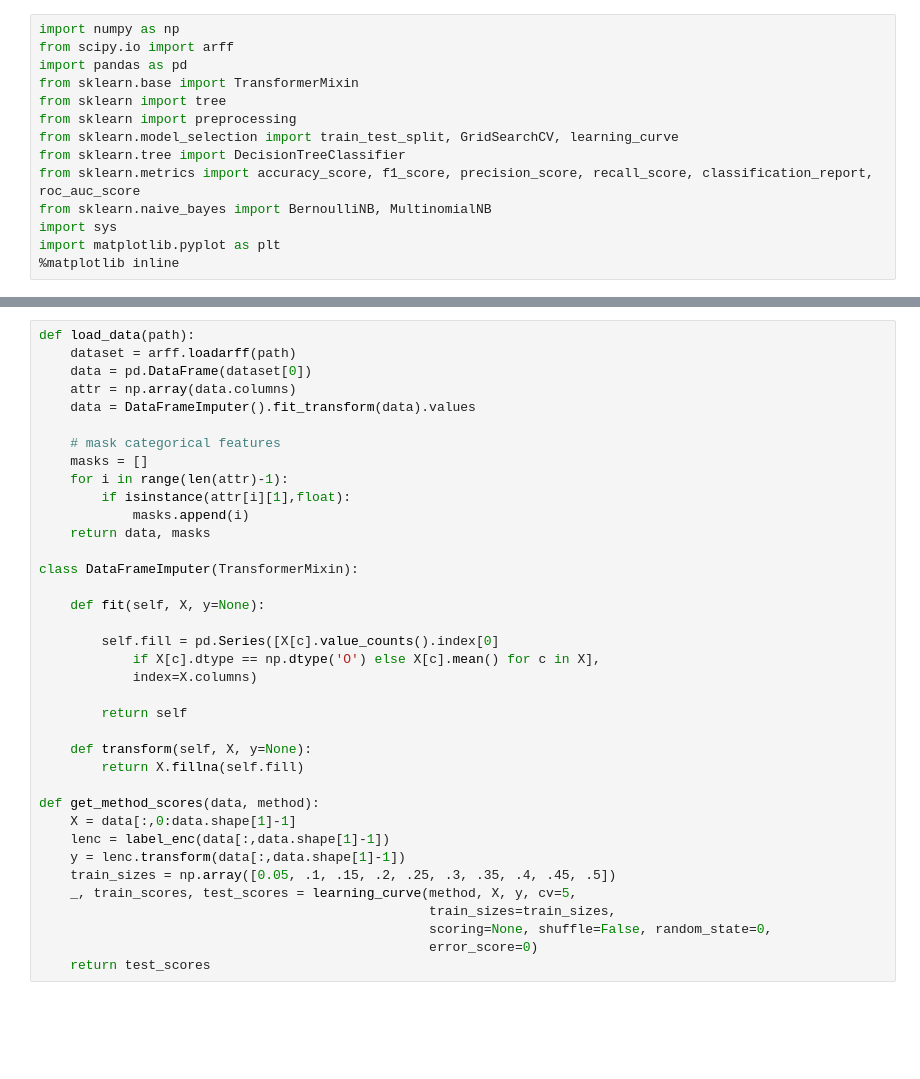
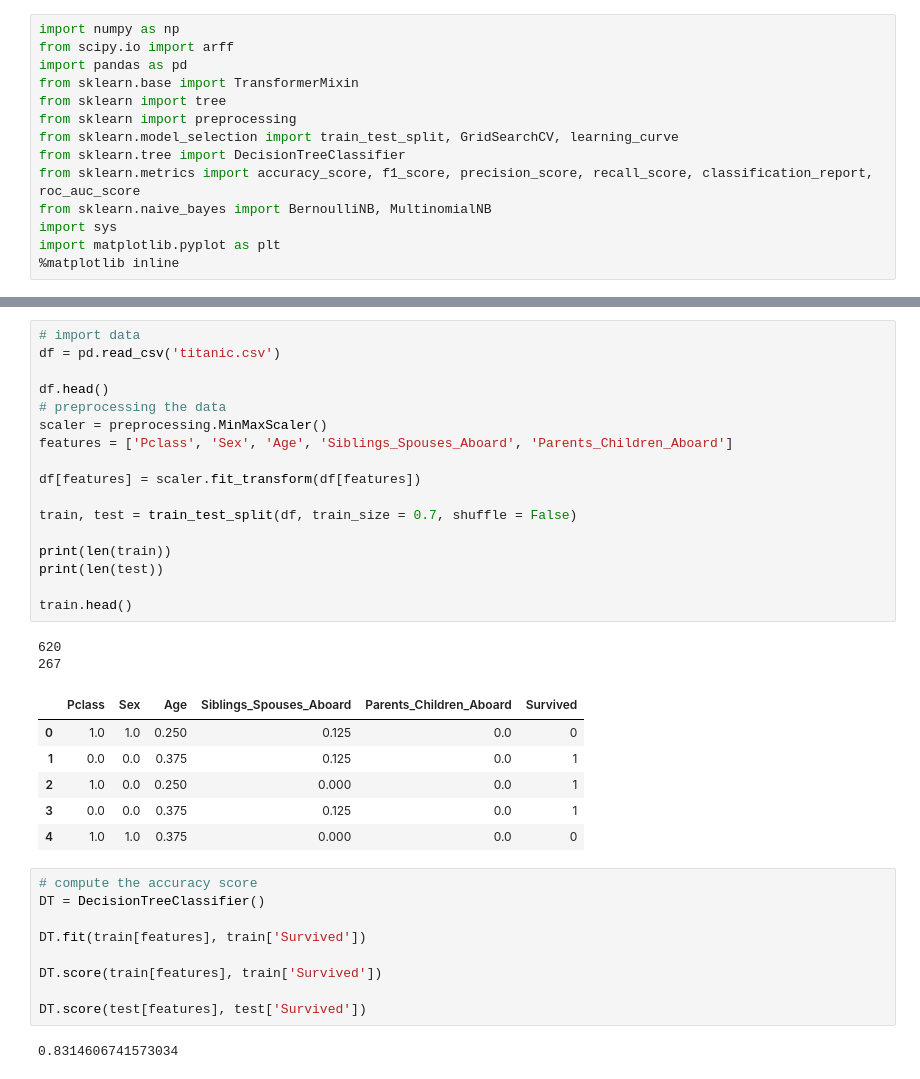
Before and after one commit to diuleilomo/MSA2020-AI, a Jupyter notebook: titanic.ipynb, the cells around one changed output, grey strips where cells are left out. Cells and saved outputs as stored; diff of their text form; blank space fills up the shorter version.

```diff
--- a/titanic.ipynb
+++ b/titanic.ipynb
@@ -27,37 +15,37 @@ def label_enc(labels):
-# %%
-def load_data(path):
-    dataset = arff.loadarff(path)
-    data = pd.DataFrame(dataset[0])
-    attr = np.array(data.columns)
-    data = DataFrameImputer().fit_transform(data).values
-
-    # mask categorical features
-    masks = []
-    for i in range(len(attr)-1):
-        if isinstance(attr[i][1],float):
-            masks.append(i)
-    return data, masks
-
-class DataFrameImputer(TransformerMixin):
-
-    def fit(self, X, y=None):
-
-        self.fill = pd.Series([X[c].value_counts().index[0]
-            if X[c].dtype == np.dtype('O') else X[c].mean() for c in X],
-            index=X.columns)
-
-        return self
-
-    def transform(self, X, y=None):
-        return X.fillna(self.fill)
-
-def get_method_scores(data, method):
-    X = data[:,0:data.shape[1]-1]
-    lenc = label_enc(data[:,data.shape[1]-1])
-    y = lenc.transform(data[:,data.shape[1]-1])
-    train_sizes = np.array([0.05, .1, .15, .2, .25, .3, .35, .4, .45, .5])
-    _, train_scores, test_scores = learning_curve(method, X, y, cv=5,
-                                                  train_sizes=train_sizes,
-                                                  scoring=None, shuffle=False, random_state=0,
-                                                  error_score=0)
-    return test_scores
+# %%
+# import data
+df = pd.read_csv('titanic.csv')
+
+df.head()
+# preprocessing the data
+scaler = preprocessing.MinMaxScaler()
+features = ['Pclass', 'Sex', 'Age',	'Siblings_Spouses_Aboard', 'Parents_Children_Aboard']
+
+df[features] = scaler.fit_transform(df[features])
+
+train, test = train_test_split(df, train_size = 0.7, shuffle = False)
+
+print(len(train))
+print(len(test))
+
+train.head()
+# %% [output]
+620
+267
+|  | Pclass | Sex | Age | Siblings_Spouses_Aboard | Parents_Children_Aboard | Survived |
+| 0 | 1.0 | 1.0 | 0.250 | 0.125 | 0.0 | 0 |
+| 1 | 0.0 | 0.0 | 0.375 | 0.125 | 0.0 | 1 |
+| 2 | 1.0 | 0.0 | 0.250 | 0.000 | 0.0 | 1 |
+| 3 | 0.0 | 0.0 | 0.375 | 0.125 | 0.0 | 1 |
+| 4 | 1.0 | 1.0 | 0.375 | 0.000 | 0.0 | 0 |
+# %%
+# compute the accuracy score
+DT = DecisionTreeClassifier()
+
+DT.fit(train[features], train['Survived'])
+
+DT.score(train[features], train['Survived'])
+
+DT.score(test[features], test['Survived'])
+# %% [output]
+0.8314606741573034
```
Also changed, not shown: parts of 5 cells of this notebook, 1 other file.
